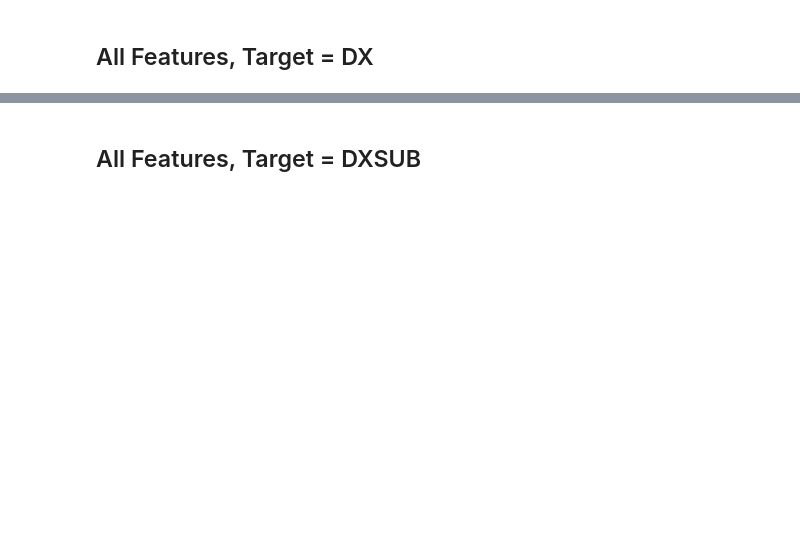
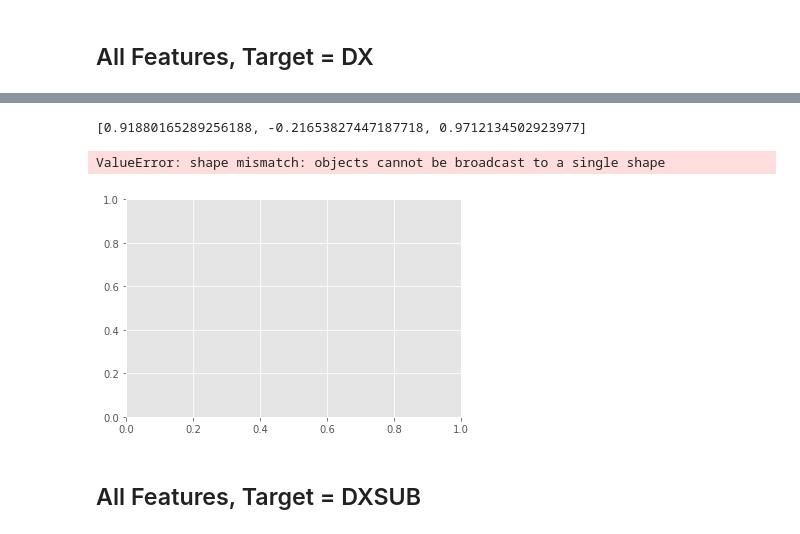
Before and after one commit to cjsmith015/Machine_Learning_and_ADHD, a Jupyter notebook: Predicting ADHD Models.ipynb, the cells around one changed output, grey strips where cells are left out. Cells and saved outputs as stored; diff of their text form; code cells hidden in the pictures; blank space fills up the shorter version.

```diff
--- a/Predicting ADHD Models.ipynb
+++ b/Predicting ADHD Models.ipynb
@@ -17,6 +21,8 @@ from fancyimpute import *
 train_data = pd.read_csv('data/train_data.csv')
 # %%
 train_data_small = train_data.sample(n=400)
-X = train_data_small.drop(columns=['DX','DXSUB'])
-y = train_data_small['DX'].map({3:1, 1:0})
-y_sub = train_data_small['DXSUB']
+#X = train_data_small.drop(columns=['DX','DXSUB'])
+#y = train_data_small['DX'].map({3:1, 1:0})
+#y_sub = train_data_small['DXSUB']
+X = train_data.drop(columns=['DX','DXSUB'])
+y = train_data['DX'].map({3:1, 1:0})
@@ -37,16 +58,16 @@ Running cross-validation on four models: Logistic Regression, Random Forest, Gra
 # %% [markdown]
 ### Pipeline Creation
 # %%
-log_reg_clf = make_pipeline(ImputeTransform(strategy=SimpleFill()),
+log_reg_clf = make_pipeline(ImputeTransform(strategy=MatrixFactorization()),
                         LogisticRegression(random_state=56))
 
-rf_clf = make_pipeline(ImputeTransform(strategy=SimpleFill()),
+rf_clf = make_pipeline(ImputeTransform(strategy=MatrixFactorization()),
                        RandomForestClassifier(n_jobs=-1, random_state=56))
 
-gb_clf = make_pipeline(ImputeTransform(strategy=SimpleFill()),
+gb_clf = make_pipeline(ImputeTransform(strategy=MatrixFactorization()),
                        GradientBoostingClassifier(random_state=56))
 
-xgb_clf = make_pipeline(ImputeTransform(strategy=SimpleFill()),
+xgb_clf = make_pipeline(ImputeTransform(strategy=MatrixFactorization()),
                         XGBClassifier(max_depth=3, learning_rate=0.1,
                         random_state=56))
 # %%
@@ -75,7 +81,8 @@ scores
 # %% [markdown]
 ## All Features, Target = DX
 # %%
+%%capture
 metric_dx_df = model_metrics.get_metrics(X, y,
                                 classifier_list, classifier_name,
                                 scoring_list, metrics_of_interest,
-                                n_folds=2)
+                                n_folds=5)
@@ -90,3 +99,21 @@ metric_dx_df
+# %%
+log_scores = metric_dx_df.loc['XGB',['test_accuracy','test_neg_log_loss', 'test_roc_auc']]
+# %%
+list(log_scores)
+# %% [output]
+[0.91880165289256188, -0.21653827447187718, 0.9712134502923977]
+# %%
+fig, ax = plt.subplots()
+
+N = 4
+ind = np.arange(N)
+width = 0.3
+
+#_acc = metric_dx_df.loc['LogReg',['test_accuracy','test_neg_log_loss', 'test_roc_auc']]
+rects1 = ax.bar(ind, log_scores, width, color='r')
+# %% [output]
+ValueError: shape mismatch: objects cannot be broadcast to a single shape
+[figure, added]
 # %% [markdown]
 ## All Features, Target = DXSUB
 # %%
```
Also changed, not shown: parts of 16 cells of this notebook.
